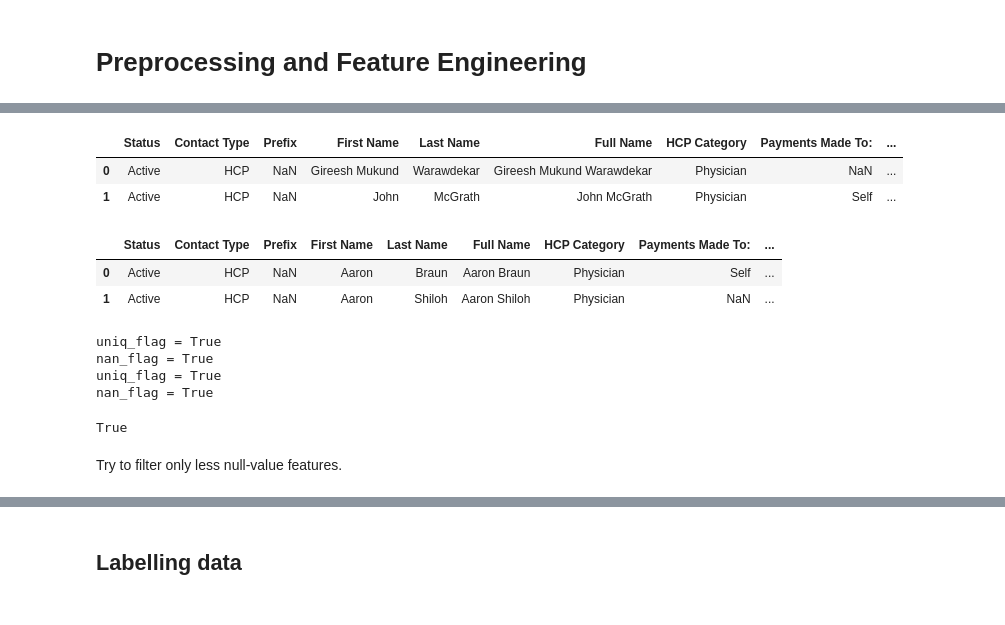
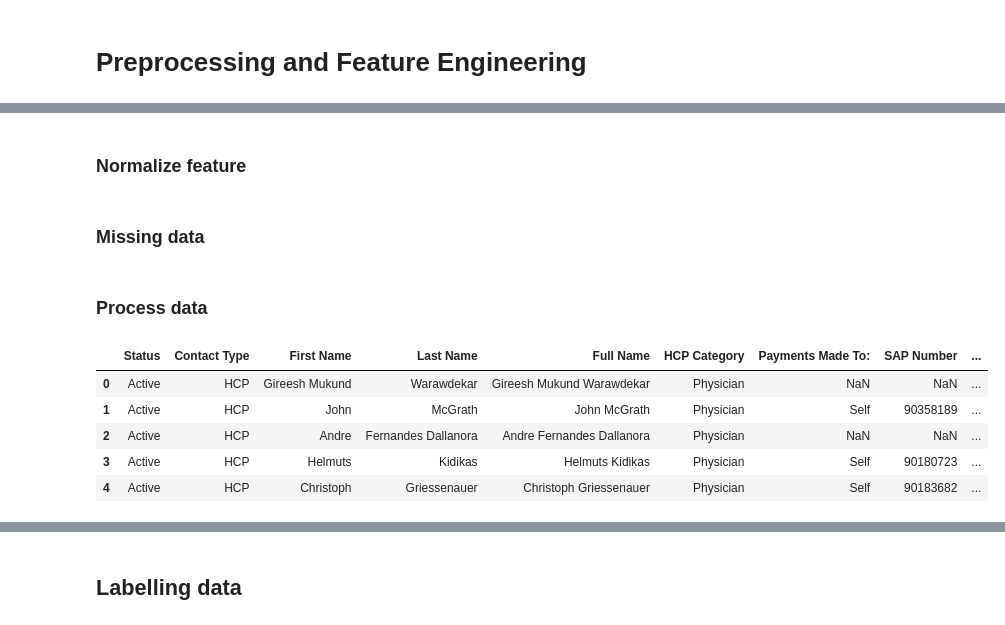
Before and after one commit to lidia-k/PatternX-Duplicate-Finder, a Jupyter notebook: notebook/EntityMatching_demo.ipynb, the cells around one changed output, grey strips where cells are left out. Cells and saved outputs as stored; diff of their text form; code cells hidden in the pictures.

```diff
--- a/notebook/DaNangML_demo.ipynb
+++ b/notebook/EntityMatching_demo.ipynb
@@ -116,2 +124,23 @@ A.head()
+# %%
+def detect_high_missing_features(df: pd.DataFrame, missing_percentage_threshold: float = 30) -> tp.List[str]:
+    """Identify features in dataframe that have a lots of missing values.
+    We use a percentage threshold to capture feature that has more than that and
+    list all of them.
+
+    Args:
+        df (pd.DataFrame): input data as DataFrame
+        missing_percentage_threshold (float, optional): threshold to identify a significant missing value feature. Defaults to 30.
+
+    Returns:
+        List: a list of significant missing value features
+    """
+    missing_percentage = df.isna().sum()/df.shape[0] * 100
+    removed_missed_features = missing_percentage[missing_percentage > missing_percentage_threshold].index
+    return removed_missed_features
+# %% [markdown]
+### Normalize feature
 # %%
 A = A.rename(columns={'Unnamed: 14': "Unnamed"})
+B = B.rename(columns={'Unnamed: 15': "Unnamed"})
+# %% [markdown]
+### Missing data
@@ -118,26 +153,11 @@ A = A.rename(columns={'Unnamed: 14': "Unnamed"})
+# %% [markdown]
+### Process data
 # %%
-A.head(2)
+A.head()
 # %% [output]
-|  | Status | Contact Type | Prefix | First Name | Last Name | Full Name | HCP Category | Payments Made To: | ... |
-| 0 | Active | HCP | NaN | Gireesh Mukund | Warawdekar | Gireesh Mukund Warawdekar | Physician | NaN | ... |
-| 1 | Active | HCP | NaN | John | McGrath | John McGrath | Physician | Self | ... |
+|  | Status | Contact Type | First Name | Last Name | Full Name | HCP Category | Payments Made To: | SAP Number | ... |
+| 0 | Active | HCP | Gireesh Mukund | Warawdekar | Gireesh Mukund Warawdekar | Physician | NaN | NaN | ... |
+| 1 | Active | HCP | John | McGrath | John McGrath | Physician | Self | 90358189 | ... |
+| 2 | Active | HCP | Andre | Fernandes Dallanora | Andre Fernandes Dallanora | Physician | NaN | NaN | ... |
+| 3 | Active | HCP | Helmuts | Kidikas | Helmuts Kidikas | Physician | Self | 90180723 | ... |
+| 4 | Active | HCP | Christoph | Griessenauer | Christoph Griessenauer | Physician | Self | 90183682 | ... |
-# %%
-B.head(2)
-# %% [output]
-|  | Status | Contact Type | Prefix | First Name | Last Name | Full Name | HCP Category | Payments Made To: | ... |
-| 0 | Active | HCP | NaN | Aaron | Braun | Aaron Braun | Physician | Self | ... |
-| 1 | Active | HCP | NaN | Aaron | Shiloh | Aaron Shiloh | Physician | NaN | ... |
-# %%
-A = A.reset_index(drop=True).reset_index().rename(columns = {"index": "id"}).drop_duplicates()
-B = B.reset_index(drop=True).reset_index().rename(columns = {"index": "id"}).drop_duplicates()
-
-em.set_key(A, 'id')
-em.set_key(B, 'id')
-# %% [output]
-uniq_flag = True
-nan_flag = True
-uniq_flag = True
-nan_flag = True
-True
-# %% [markdown]
-Try to filter only less null-value features.
```
Also changed, not shown: parts of 29 cells of this notebook, 1 other file.
